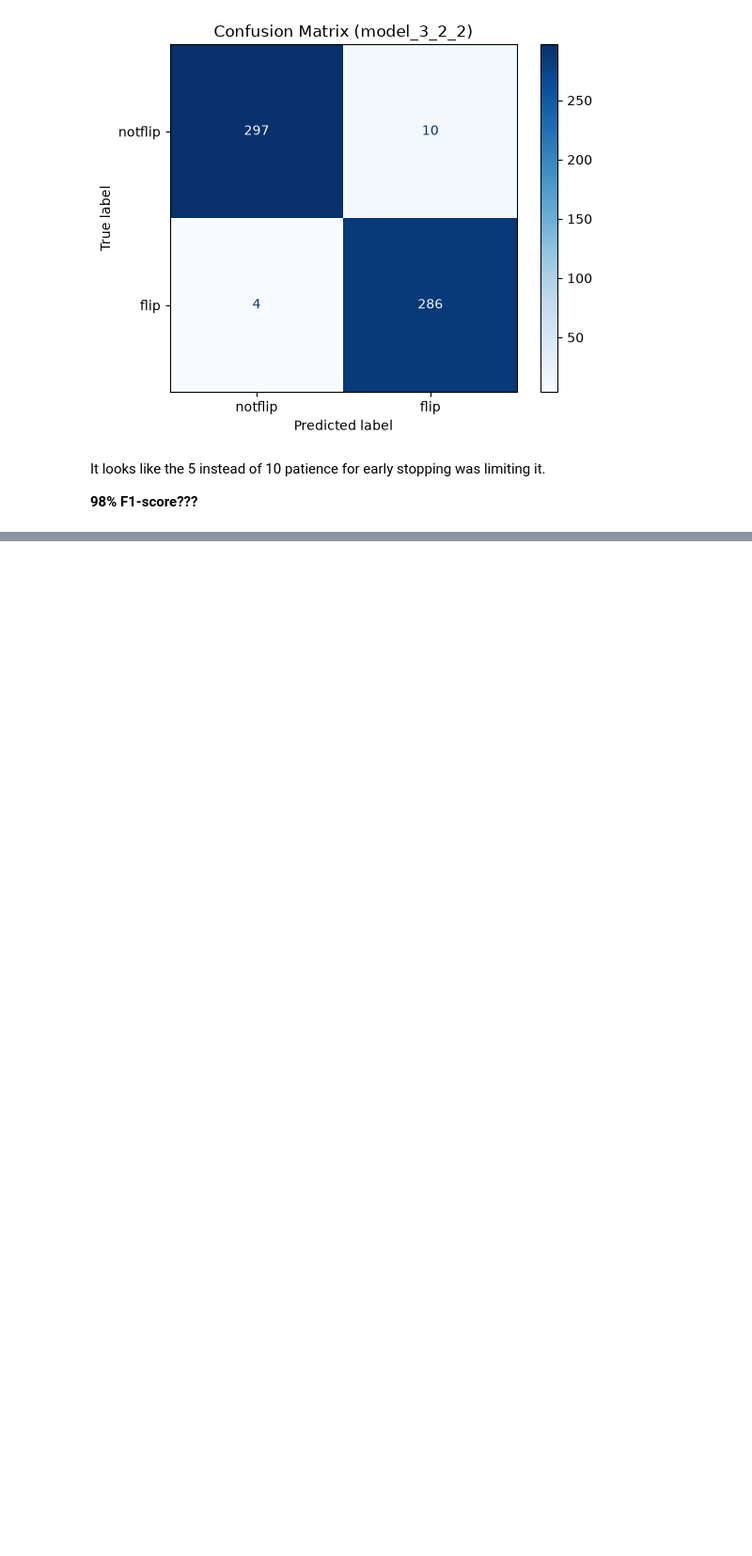
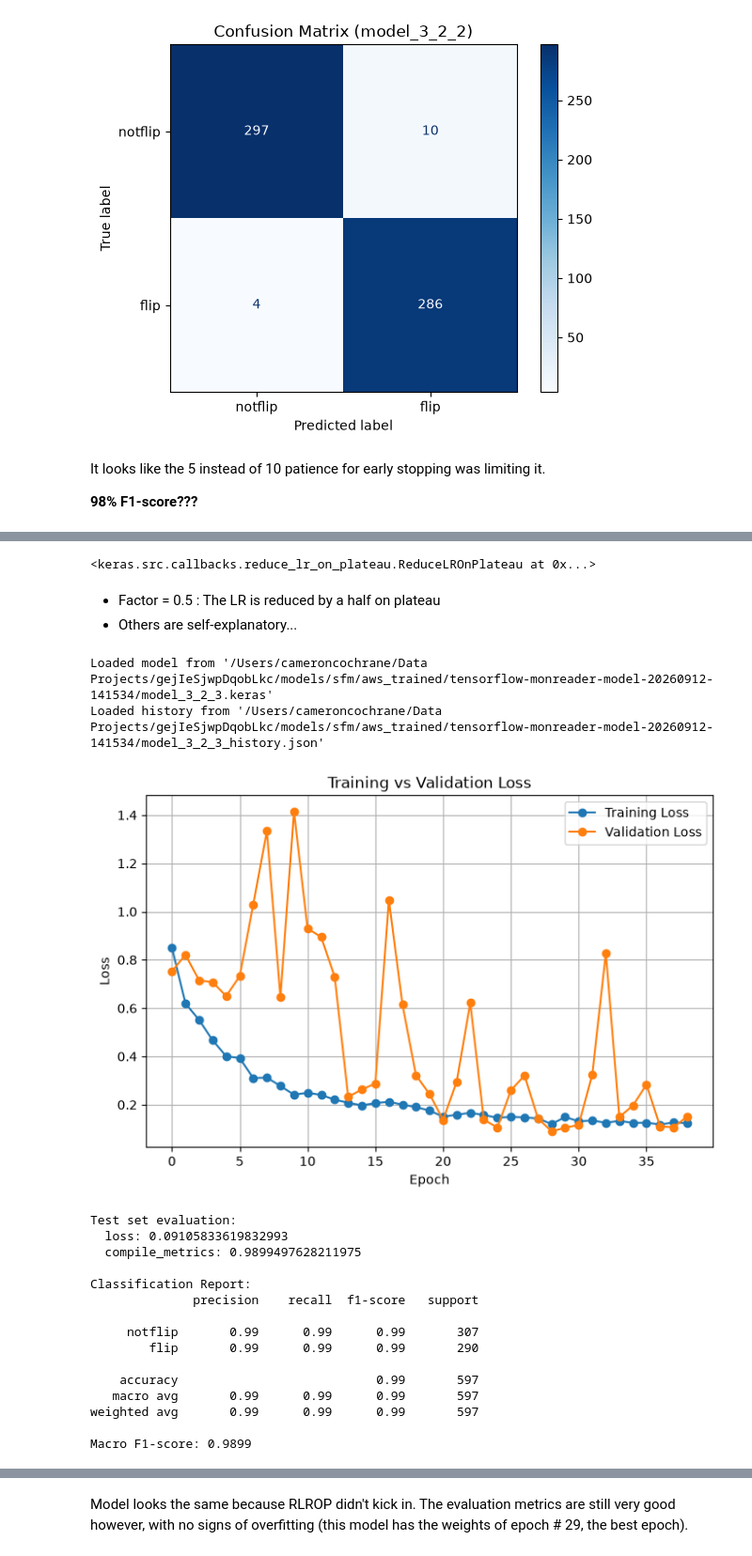
Before and after one commit to cameroncochrane/gejIeSjwpDqobLkc, a Jupyter notebook: notebooks/SFM_NB_5.ipynb, the cells around one changed output, grey strips where cells are left out. Shown at 94% size. Cells and saved outputs as stored; diff of their text form; code cells hidden in the pictures; blank space fills up the shorter version.

```diff
--- a/notebooks/SFM_NB_5.ipynb
+++ b/notebooks/SFM_NB_5.ipynb
@@ -716,0 +730,68 @@ It looks like the 5 instead of 10 patience for early stopping was limiting it.
+# %%
+tf.keras.callbacks.ReduceLROnPlateau(
+    monitor="val_loss",
+    factor=0.5,
+    patience=4,
+    min_lr=1e-6,
+    cooldown=1,
+    verbose=1
+)
+# %% [output]
+<keras.src.callbacks.reduce_lr_on_plateau.ReduceLROnPlateau at 0x...>
+# %% [markdown]
+- Factor = 0.5 : The LR is reduced by a half on plateau
+- Others are self-explanatory...
+# %%
+# model 3_2_3: Early stopping patience = 10. Number of epochs = 100 + ReduceLRonPlateau (patience = 10):
+
+train_model_3_2_3 = False
+
+job_name = "tensorflow-monreader-model-20260912-141534"
+model_name = "model_3_2_3.keras"
+history_name = "model_3_2_3_history.json"
+
+SFM_AWS_MODELS_DIR = SFM_MODELS_DIR / "aws_trained"
+AWS_MODEL_DIR = SFM_AWS_MODELS_DIR / job_name
+
+
+if train_model_3_2_3 == False:
+    model_3_2_3,model_3_2_3_history =  load_model("model_3_2_3", AWS_MODEL_DIR)
+    plot_training_history(model_3_2_3_history, metric='loss')
+
+
+model_3_2_3_to_eval = model_3_2_3 if train_model_3_2_3 == False else model_3_2_3
+
+# Guard against accidentally passing the training History object
+if isinstance(model_3_2_3_to_eval, tf.keras.callbacks.History):
+    model_3_2_3_to_eval = model_3_2_3
+
+# Ensure rank is known and the arrays are concrete numpy arrays
+X_eval = np.asarray(X_test, dtype=np.float32)
+y_eval = np.asarray(y_test, dtype=np.int32).reshape(-1)
+
+eval_results = evaluate_model(
+    model_3_2_3_to_eval,
+    X_eval,
+    y_eval,
+    class_names=('notflip', 'flip'),
+    plot_name="model_3_2_3"
+)
+# %% [output]
+Loaded model from '/Users/cameroncochrane/Data Projects/gejIeSjwpDqobLkc/models/sfm/aws_trained/tensorflow-monreader-model-20260912-141534/model_3_2_3.keras'
+Loaded history from '/Users/cameroncochrane/Data Projects/gejIeSjwpDqobLkc/models/sfm/aws_trained/tensorflow-monreader-model-20260912-141534/model_3_2_3_history.json'
+[figure, added]
+Test set evaluation:
+  loss: 0.09105833619832993
+  compile_metrics: 0.9899497628211975
+
+Classification Report:
+              precision    recall  f1-score   support
+
+     notflip       0.99      0.99      0.99       307
+        flip       0.99      0.99      0.99       290
+
+    accuracy                           0.99       597
+   macro avg       0.99      0.99      0.99       597
+weighted avg       0.99      0.99      0.99       597
+
+Macro F1-score: 0.9899
@@ -716,0 +799,2 @@ It looks like the 5 instead of 10 patience for early stopping was limiting it.
+# %% [markdown]
+Model looks the same because RLROP didn't kick in. The evaluation metrics are still very good however, with no signs of overfitting (this model has the weights of epoch # 29, the best epoch).
```
Also changed, not shown: parts of 14 cells of this notebook, 6 other files.
